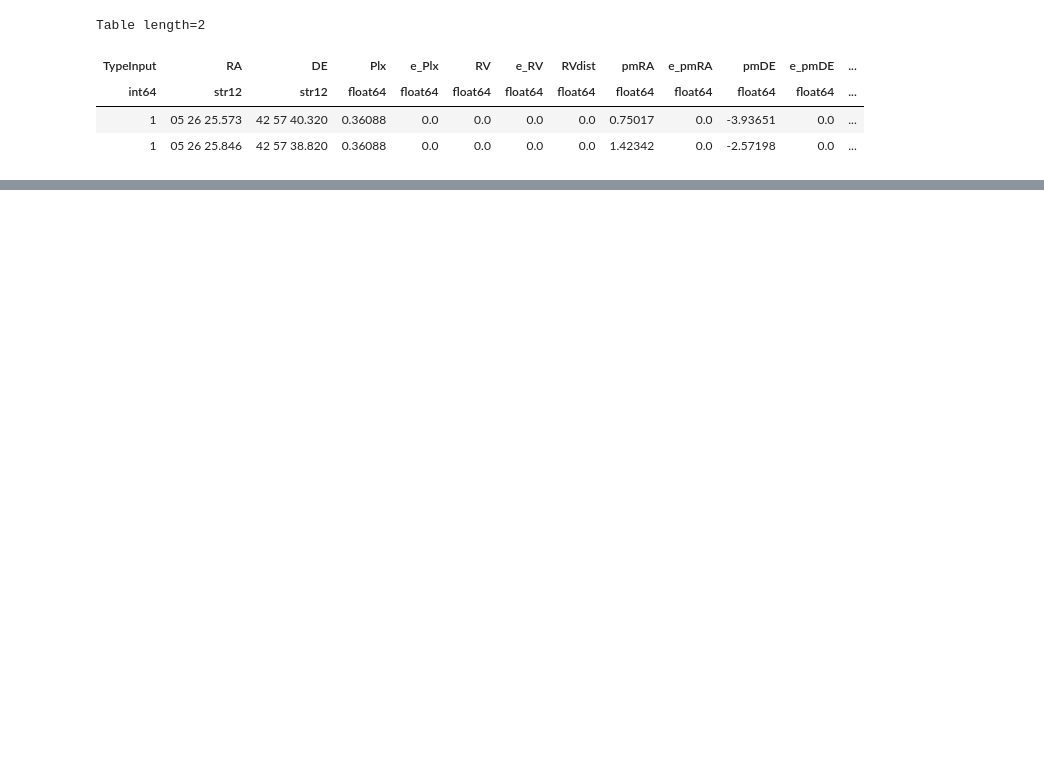
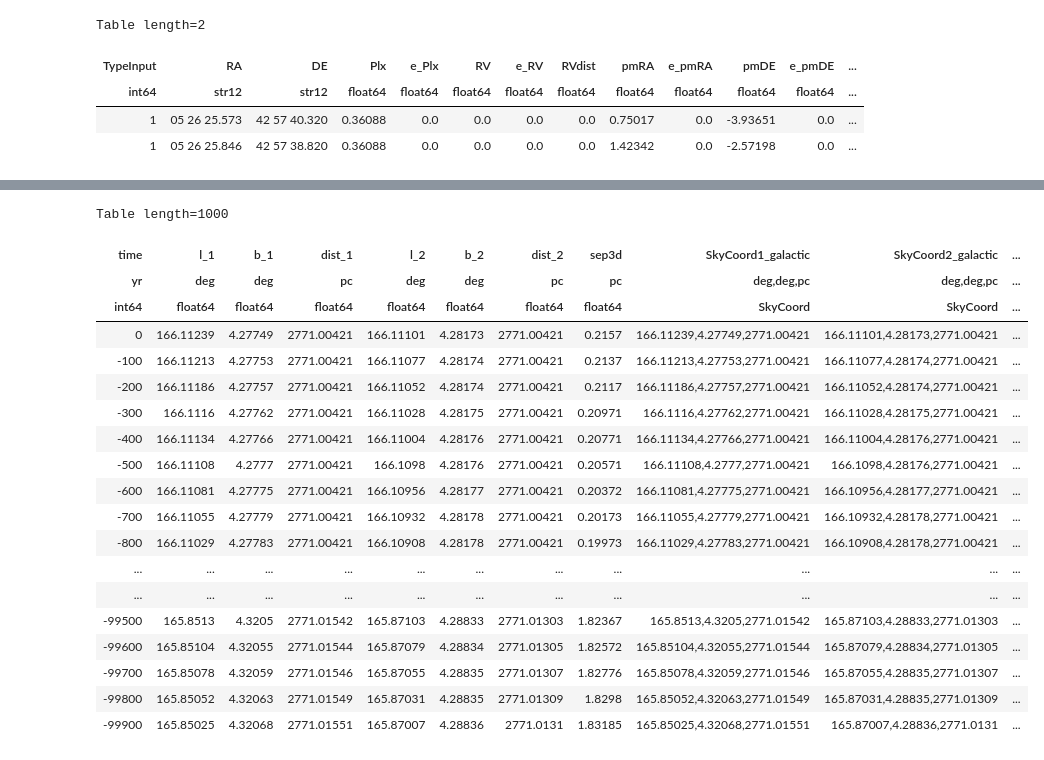
Before and after one commit to surodeep26/Traceback, a Jupyter notebook: test.ipynb, the cells around one changed output, grey strips where cells are left out. Drawn from its saved outputs; the diff is of its cells as text; code cells hidden in the pictures; blank space fills up the shorter version.

```diff
--- a/test.ipynb
+++ b/test.ipynb
@@ -50,0 +30,36 @@ Table length=1000
+# %%
+from astropy.coordinates import Galactocentric
+table['SkyCoord1_galactic'] = SkyCoord(l=table['l_1'],
+                             b=table['b_1'],
+                             distance=table['dist_1'],
+                             frame='galactic'
+                             )
+table['SkyCoord2_galactic'] = SkyCoord(l=table['l_2'],
+                             b=table['b_2'],
+                             distance=table['dist_2'],
+                             frame='galactic'
+                             )
+table['SkyCoord1_galactocentric'] = table['SkyCoord1_galactic'].transform_to(Galactocentric)
+table['SkyCoord2_galactocentric'] = table['SkyCoord2_galactic'].transform_to(Galactocentric)
+table
+# %% [output]
+Table length=1000
+| time | l_1 | b_1 | dist_1 | l_2 | b_2 | dist_2 | sep3d | SkyCoord1_galactic | SkyCoord2_galactic | ... |
+| yr | deg | deg | pc | deg | deg | pc | pc | deg,deg,pc | deg,deg,pc | ... |
+| int64 | float64 | float64 | float64 | float64 | float64 | float64 | float64 | SkyCoord | SkyCoord | ... |
+| 0 | 166.11239 | 4.27749 | 2771.00421 | 166.11101 | 4.28173 | 2771.00421 | 0.2157 | 166.11239,4.27749,2771.00421 | 166.11101,4.28173,2771.00421 | ... |
+| -100 | 166.11213 | 4.27753 | 2771.00421 | 166.11077 | 4.28174 | 2771.00421 | 0.2137 | 166.11213,4.27753,2771.00421 | 166.11077,4.28174,2771.00421 | ... |
+| -200 | 166.11186 | 4.27757 | 2771.00421 | 166.11052 | 4.28174 | 2771.00421 | 0.2117 | 166.11186,4.27757,2771.00421 | 166.11052,4.28174,2771.00421 | ... |
+| -300 | 166.1116 | 4.27762 | 2771.00421 | 166.11028 | 4.28175 | 2771.00421 | 0.20971 | 166.1116,4.27762,2771.00421 | 166.11028,4.28175,2771.00421 | ... |
+| -400 | 166.11134 | 4.27766 | 2771.00421 | 166.11004 | 4.28176 | 2771.00421 | 0.20771 | 166.11134,4.27766,2771.00421 | 166.11004,4.28176,2771.00421 | ... |
+| -500 | 166.11108 | 4.2777 | 2771.00421 | 166.1098 | 4.28176 | 2771.00421 | 0.20571 | 166.11108,4.2777,2771.00421 | 166.1098,4.28176,2771.00421 | ... |
+| -600 | 166.11081 | 4.27775 | 2771.00421 | 166.10956 | 4.28177 | 2771.00421 | 0.20372 | 166.11081,4.27775,2771.00421 | 166.10956,4.28177,2771.00421 | ... |
+| -700 | 166.11055 | 4.27779 | 2771.00421 | 166.10932 | 4.28178 | 2771.00421 | 0.20173 | 166.11055,4.27779,2771.00421 | 166.10932,4.28178,2771.00421 | ... |
+| -800 | 166.11029 | 4.27783 | 2771.00421 | 166.10908 | 4.28178 | 2771.00421 | 0.19973 | 166.11029,4.27783,2771.00421 | 166.10908,4.28178,2771.00421 | ... |
+| ... | ... | ... | ... | ... | ... | ... | ... | ... | ... | ... |
+| ... | ... | ... | ... | ... | ... | ... | ... | ... | ... | ... |
+| -99500 | 165.8513 | 4.3205 | 2771.01542 | 165.87103 | 4.28833 | 2771.01303 | 1.82367 | 165.8513,4.3205,2771.01542 | 165.87103,4.28833,2771.01303 | ... |
+| -99600 | 165.85104 | 4.32055 | 2771.01544 | 165.87079 | 4.28834 | 2771.01305 | 1.82572 | 165.85104,4.32055,2771.01544 | 165.87079,4.28834,2771.01305 | ... |
+| -99700 | 165.85078 | 4.32059 | 2771.01546 | 165.87055 | 4.28835 | 2771.01307 | 1.82776 | 165.85078,4.32059,2771.01546 | 165.87055,4.28835,2771.01307 | ... |
+| -99800 | 165.85052 | 4.32063 | 2771.01549 | 165.87031 | 4.28835 | 2771.01309 | 1.8298 | 165.85052,4.32063,2771.01549 | 165.87031,4.28835,2771.01309 | ... |
+| -99900 | 165.85025 | 4.32068 | 2771.01551 | 165.87007 | 4.28836 | 2771.0131 | 1.83185 | 165.85025,4.32068,2771.01551 | 165.87007,4.28836,2771.0131 | ... |
```
Also changed, not shown: parts of 2 cells of this notebook.
